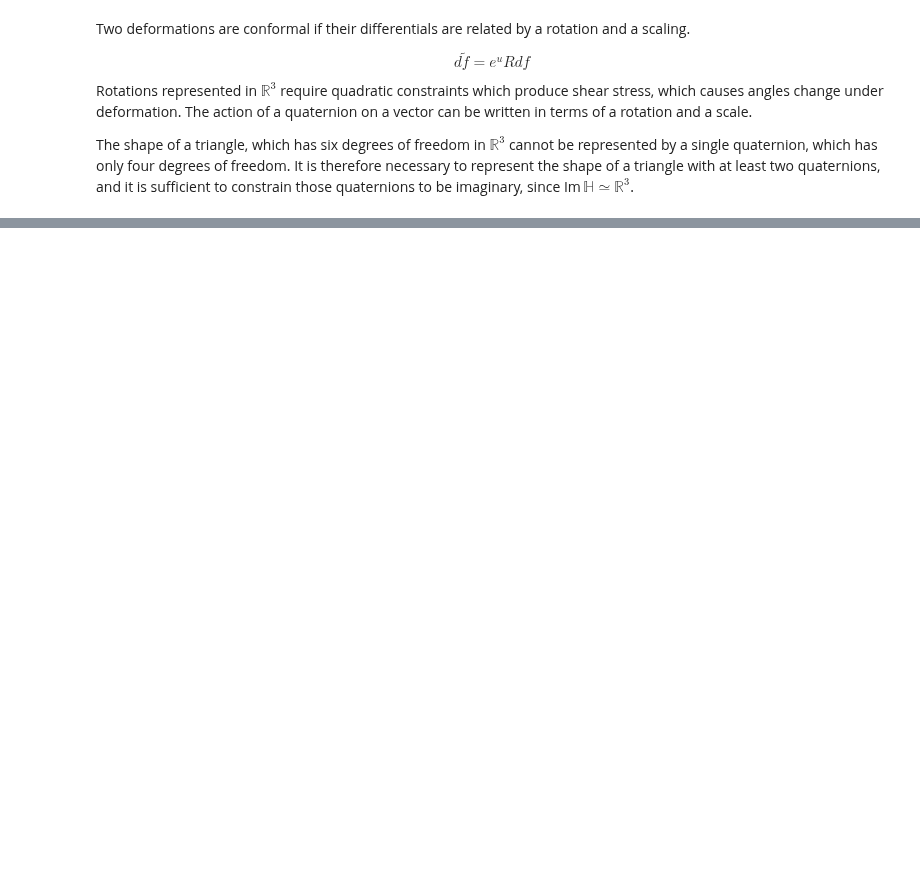
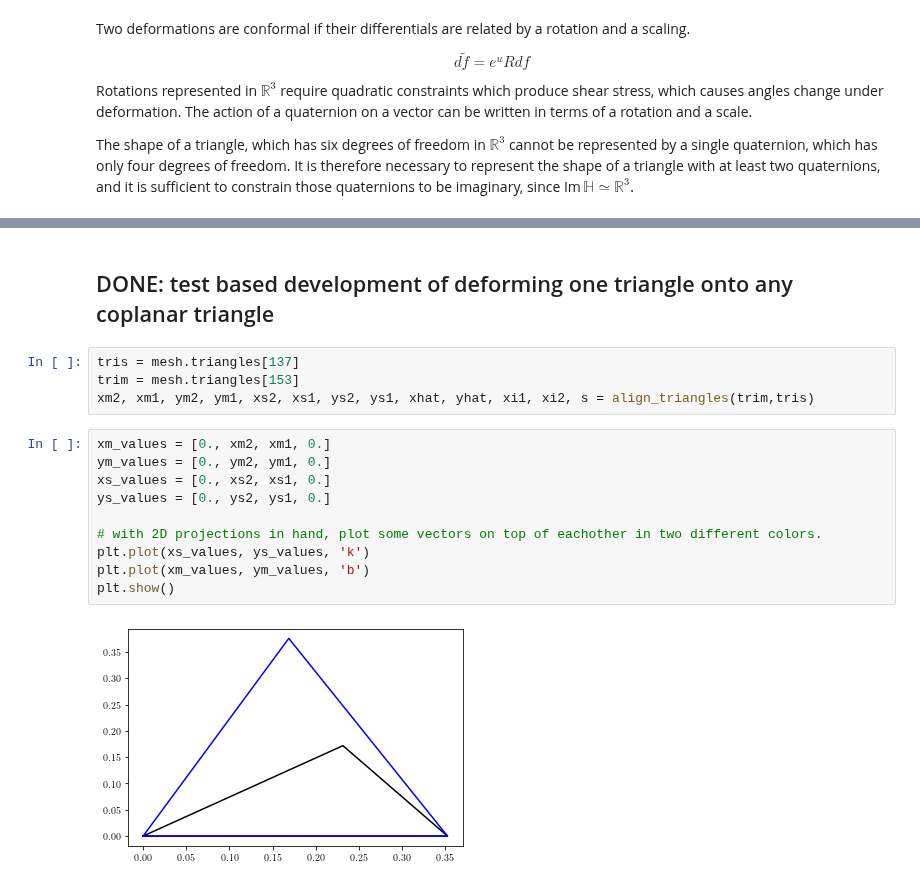
Before and after one commit to timtyree/care, a Jupyter notebook: notebooks/rapids-notebooks/Test Driven Model Development Using a Nice Sphere.ipynb, the cells around one changed output, grey strips where cells are left out. Saved outputs shown, nothing was run; the diff lists cells and outputs as text; blank space fills up the shorter version.

Commit message:
added to geom funct and added nodal force plots

```diff
--- a/notebooks/rapids-notebooks/Test Driven Model Development Using a Nice Sphere.ipynb
+++ b/notebooks/rapids-notebooks/Test Driven Model Development Using a Nice Sphere.ipynb
@@ -295,0 +380,18 @@ yhat /= np.linalg.norm(yhat)
+# %% [markdown]
+## DONE: test based development of deforming one triangle onto any coplanar triangle
+# %%
+tris = mesh.triangles[137]
+trim = mesh.triangles[153]
+xm2, xm1, ym2, ym1, xs2, xs1, ys2, ys1, xhat, yhat, xi1, xi2, s = align_triangles(trim,tris)
+# %%
+xm_values = [0., xm2, xm1, 0.]
+ym_values = [0., ym2, ym1, 0.]
+xs_values = [0., xs2, xs1, 0.]
+ys_values = [0., ys2, ys1, 0.]
+
+# with 2D projections in hand, plot some vectors on top of eachother in two different colors.
+plt.plot(xs_values, ys_values, 'k')
+plt.plot(xm_values, ym_values, 'b')
+plt.show()
+# %% [output]
+[figure, added]
```
Also changed, not shown: parts of 47 cells of this notebook, 4 other files.
